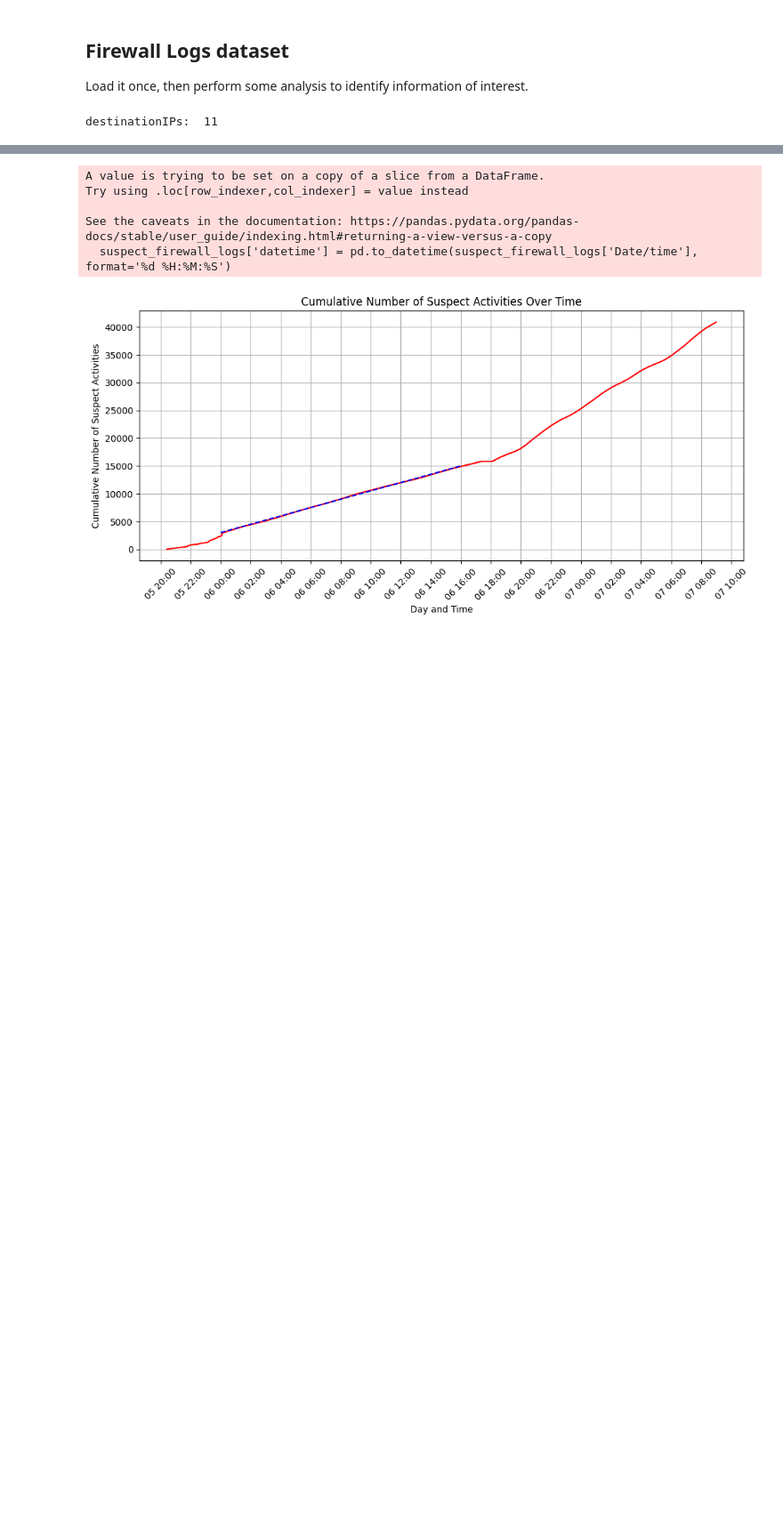
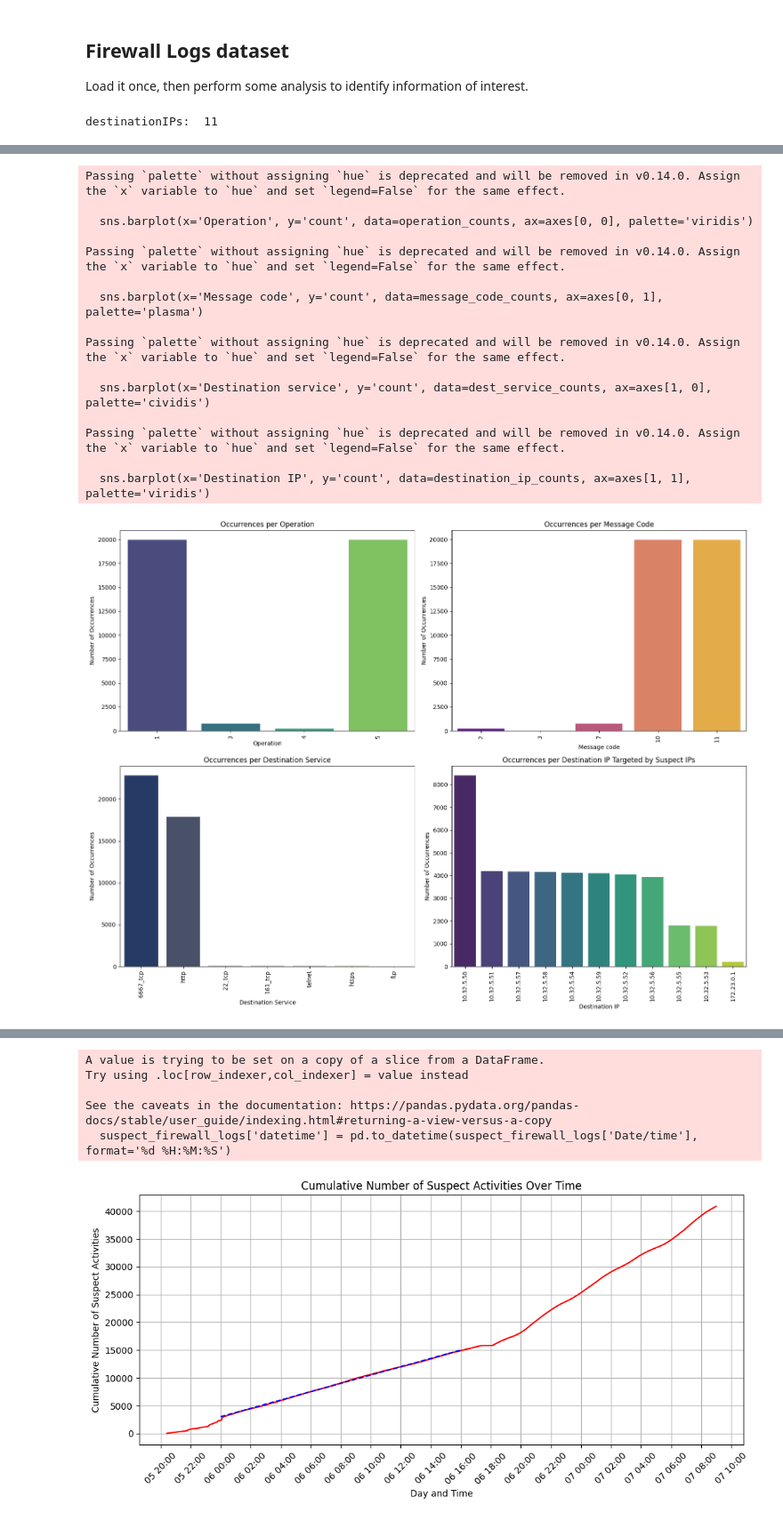
Before and after one commit to giorgiodaneri/HPDAV_project, a Jupyter notebook: server/data_analysis.ipynb, the cells around one changed output, grey strips where cells are left out. Shown at 89% size. Drawn from its saved outputs; the diff is of its cells as text; code cells hidden in the pictures; blank space fills up the shorter version.

```diff
--- a/server/data_analysis.ipynb
+++ b/server/data_analysis.ipynb
@@ -100,11 +209,12 @@ Passing `palette` without assigning `hue` is deprecated and will be removed in v
 ## Firewall Logs dataset
 Load it once, then perform some analysis to identify information of interest.
 # %%
+import pandas as pd
 # now load the dataset of the firewall logs
-data = pd.read_csv('MC2-CSVFirewallandIDSlogs/Firewall_global_filtered.csv')
+data_firewall = pd.read_csv('../MC2-CSVFirewallandIDSlogs/Firewall_global_filtered.csv')
 # %%
 # select all the rows corresponding to the suspectIPs
-suspect_firewall_logs = data[data['Source IP'].isin(suspectIPs)]
+suspect_firewall_logs = data_firewall[data_firewall['Source IP'].isin(suspectIPs)]
 
 # select all destination IPs
 destinationIPs = suspect_firewall_logs['Destination IP'].unique()
@@ -132 +245,73 @@ Passing `palette` without assigning `hue` is deprecated and will be removed in v
+# %%
+import pandas as pd
+import seaborn as sns
+import matplotlib.pyplot as plt
+
+# Filter data for suspect IPs
+suspect_activities_firewall = data_firewall[data_firewall['Source IP'].isin(suspectIPs)]
+
+# Count occurrences per attribute
+operation_counts = suspect_activities_firewall['Operation'].value_counts().reset_index()
+operation_counts.columns = ['Operation', 'count']
+
+message_code_counts = suspect_activities_firewall['Message code'].value_counts().reset_index()
+message_code_counts.columns = ['Message code', 'count']
+
+dest_service_counts = suspect_activities_firewall['Destination service'].value_counts().reset_index()
+dest_service_counts.columns = ['Destination service', 'count']
+
+# Count the number of occurrences per destination IP
+destination_ip_counts = suspect_firewall_logs['Destination IP'].value_counts().reset_index()
+destination_ip_counts.columns = ['Destination IP', 'count']
+
+# Create subplots: 2 rows, 2 columns
+fig, axes = plt.subplots(2, 2, figsize=(16, 12))
+
+# Plot occurrences per Operation
+sns.barplot(x='Operation', y='count', data=operation_counts, ax=axes[0, 0], palette='viridis')
+axes[0, 0].set_xlabel('Operation')
+axes[0, 0].set_ylabel('Number of Occurrences')
+axes[0, 0].set_title('Occurrences per Operation')
+axes[0, 0].tick_params(axis='x', rotation=90)
+
+# Plot occurrences per Message code
+sns.barplot(x='Message code', y='count', data=message_code_counts, ax=axes[0, 1], palette='plasma')
+axes[0, 1].set_xlabel('Message code')
+axes[0, 1].set_ylabel('Number of Occurrences')
+axes[0, 1].set_title('Occurrences per Message Code')
+axes[0, 1].tick_params(axis='x', rotation=90)
+
+# Plot occurrences per Destination service
+sns.barplot(x='Destination service', y='count', data=dest_service_counts, ax=axes[1, 0], palette='cividis')
+axes[1, 0].set_xlabel('Destination Service')
+axes[1, 0].set_ylabel('Number of Occurrences')
+axes[1, 0].set_title('Occurrences per Destination Service')
+axes[1, 0].tick_params(axis='x', rotation=90)
+
+# Plot occurrences per Destination IP
+sns.barplot(x='Destination IP', y='count', data=destination_ip_counts, ax=axes[1, 1], palette='viridis')
+axes[1, 1].set_xlabel('Destination IP')
+axes[1, 1].set_ylabel('Number of Occurrences')
+axes[1, 1].set_title('Occurrences per Destination IP Targeted by Suspect IPs')
+axes[1, 1].tick_params(axis='x', rotation=90)
+
+plt.tight_layout()
+plt.show()
+# %% [output]
+Passing `palette` without assigning `hue` is deprecated and will be removed in v0.14.0. Assign the `x` variable to `hue` and set `legend=False` for the same effect.
+
+  sns.barplot(x='Operation', y='count', data=operation_counts, ax=axes[0, 0], palette='viridis')
+
+Passing `palette` without assigning `hue` is deprecated and will be removed in v0.14.0. Assign the `x` variable to `hue` and set `legend=False` for the same effect.
+
+  sns.barplot(x='Message code', y='count', data=message_code_counts, ax=axes[0, 1], palette='plasma')
+
+Passing `palette` without assigning `hue` is deprecated and will be removed in v0.14.0. Assign the `x` variable to `hue` and set `legend=False` for the same effect.
+
+  sns.barplot(x='Destination service', y='count', data=dest_service_counts, ax=axes[1, 0], palette='cividis')
+
+Passing `palette` without assigning `hue` is deprecated and will be removed in v0.14.0. Assign the `x` variable to `hue` and set `legend=False` for the same effect.
+
+  sns.barplot(x='Destination IP', y='count', data=destination_ip_counts, ax=axes[1, 1], palette='viridis')
+[figure, added]
 # %% [markdown]
```
Also changed, not shown: parts of 31 cells of this notebook, 17 other files.
